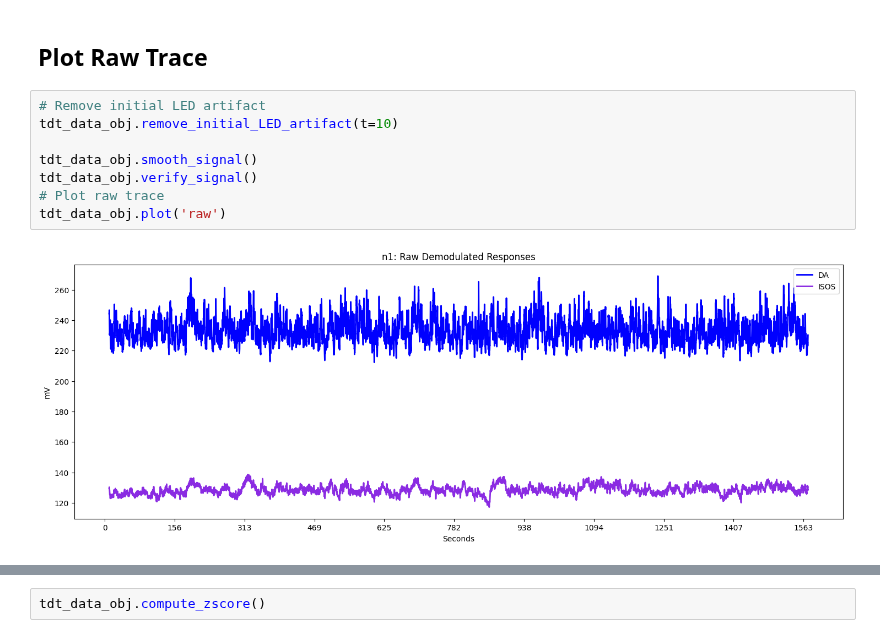
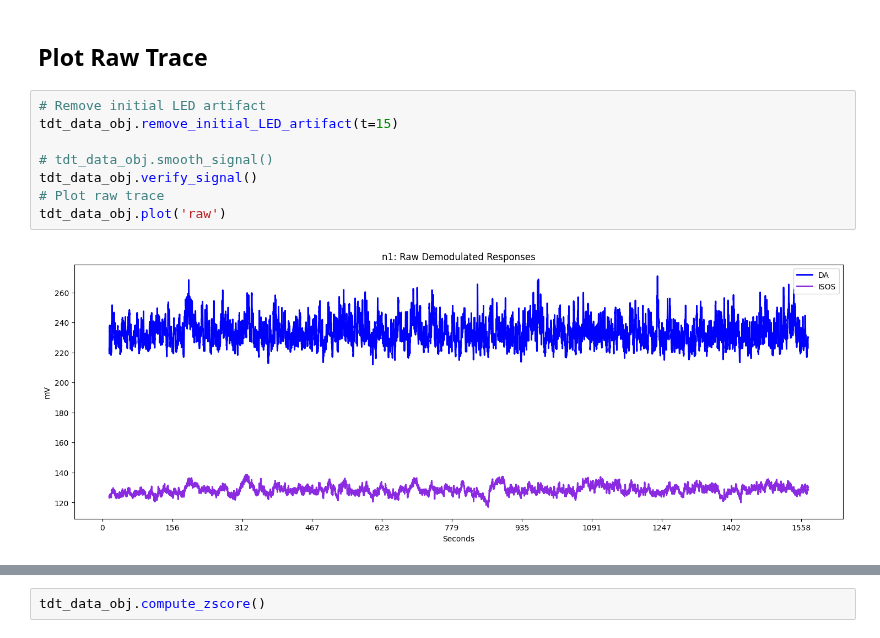
Before and after one commit to AlbertLeei/PCLAB_Photometry, a Jupyter notebook: P2_Code/test_single.ipynb, the cells around one changed output, grey strips where cells are left out. Cells and saved outputs as stored; diff of their text form.

```diff
--- a/P2_Code/test_single.ipynb
+++ b/P2_Code/test_single.ipynb
@@ -34,14 +35,14 @@ read from t=0s to t=1573.39s
 ## Plot Raw Trace
 # %%
 # Remove initial LED artifact
-tdt_data_obj.remove_initial_LED_artifact(t=10)
+tdt_data_obj.remove_initial_LED_artifact(t=15)
 
-tdt_data_obj.smooth_signal()
+# tdt_data_obj.smooth_signal()
 tdt_data_obj.verify_signal()
 # Plot raw trace
 tdt_data_obj.plot('raw')
 # %% [output]
-[figure, old version]
+[figure, new version]
 # %%
 # Downsample the data
 tdt_data_obj.downsample_data(N = 20)
```
Also changed, not shown: parts of 13 cells of this notebook, 2 other files.
